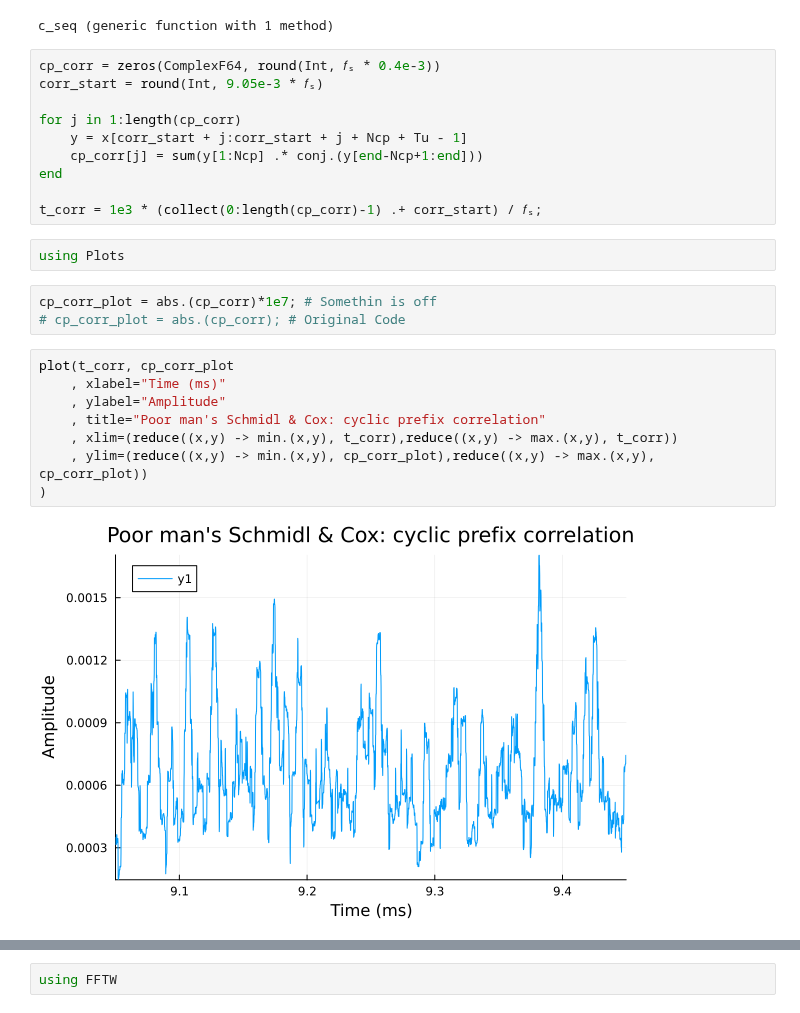
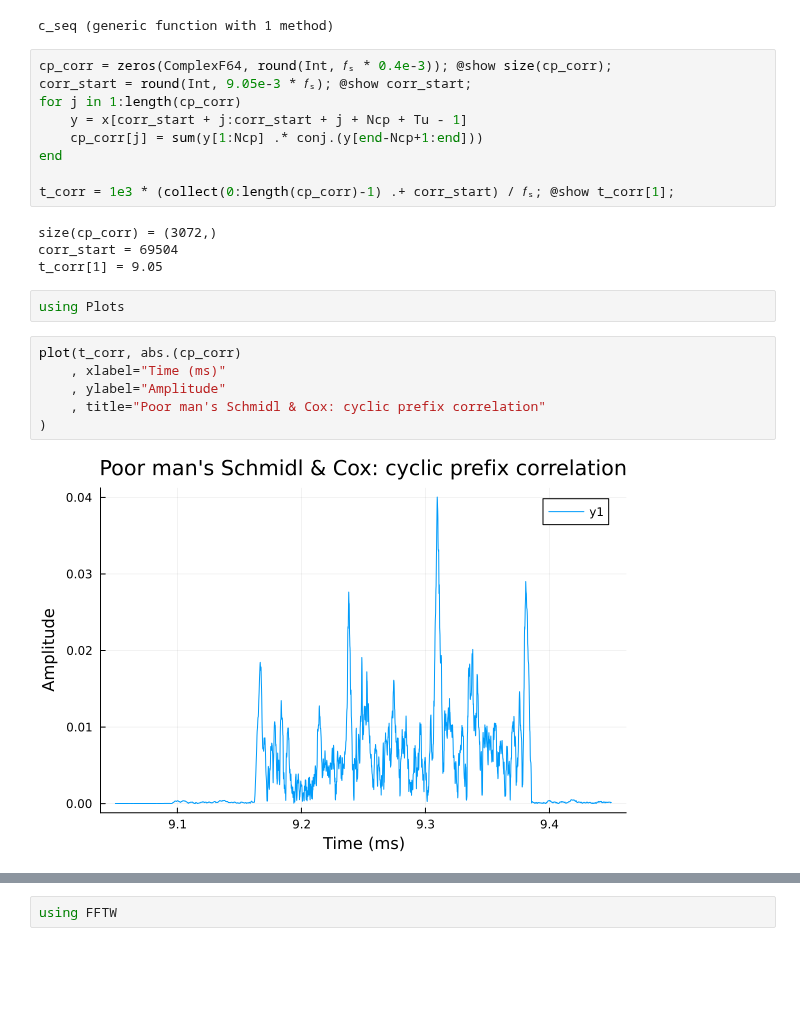
Before and after one commit to setrar/DigiCom, a Jupyter notebook: Labs/TP2/julia/daniestevez/5G NR downlink.jl.ipynb, the cells around one changed output, grey strips where cells are left out. Cells and saved outputs as stored; diff of their text form; blank space fills up the shorter version.

```diff
--- a/Labs/TP2/julia/daniestevez/5G NR downlink.jl.ipynb
+++ b/Labs/TP2/julia/daniestevez/5G NR downlink.jl.ipynb
@@ -60,30 +67,28 @@ end
 # %% [output]
 c_seq (generic function with 1 method)
 # %%
-cp_corr = zeros(ComplexF64, round(Int, 𝑓ₛ * 0.4e-3))
-corr_start = round(Int, 9.05e-3 * 𝑓ₛ)
-
+cp_corr = zeros(ComplexF64, round(Int, 𝑓ₛ * 0.4e-3)); @show size(cp_corr);
+corr_start = round(Int, 9.05e-3 * 𝑓ₛ); @show corr_start;
 for j in 1:length(cp_corr)
     y = x[corr_start + j:corr_start + j + Ncp + Tu - 1]
     cp_corr[j] = sum(y[1:Ncp] .* conj.(y[end-Ncp+1:end]))
 end
 
-t_corr = 1e3 * (collect(0:length(cp_corr)-1) .+ corr_start) / 𝑓ₛ;
+t_corr = 1e3 * (collect(0:length(cp_corr)-1) .+ corr_start) / 𝑓ₛ; @show t_corr[1];
+# %% [output]
+size(cp_corr) = (3072,)
+corr_start = 69504
+t_corr[1] = 9.05
 # %%
 using Plots
-# %%
-cp_corr_plot = abs.(cp_corr)*1e7; # Somethin is off
-# cp_corr_plot = abs.(cp_corr); # Original Code
 # %%
-plot(t_corr, cp_corr_plot
+plot(t_corr, abs.(cp_corr)
     , xlabel="Time (ms)"
     , ylabel="Amplitude"
     , title="Poor man's Schmidl & Cox: cyclic prefix correlation"
-    , xlim=(reduce((x,y) -> min.(x,y), t_corr),reduce((x,y) -> max.(x,y), t_corr))
-    , ylim=(reduce((x,y) -> min.(x,y), cp_corr_plot),reduce((x,y) -> max.(x,y), cp_corr_plot))
 )
 # %% [output]
-[figure, old version]
+[figure, new version]
 # %%
 plot(t_corr, real.(cp_corr), label="I")
 plot!(t_corr, imag.(cp_corr), label="Q")
```
Also changed, not shown: parts of 12 cells of this notebook, 8 other files.
